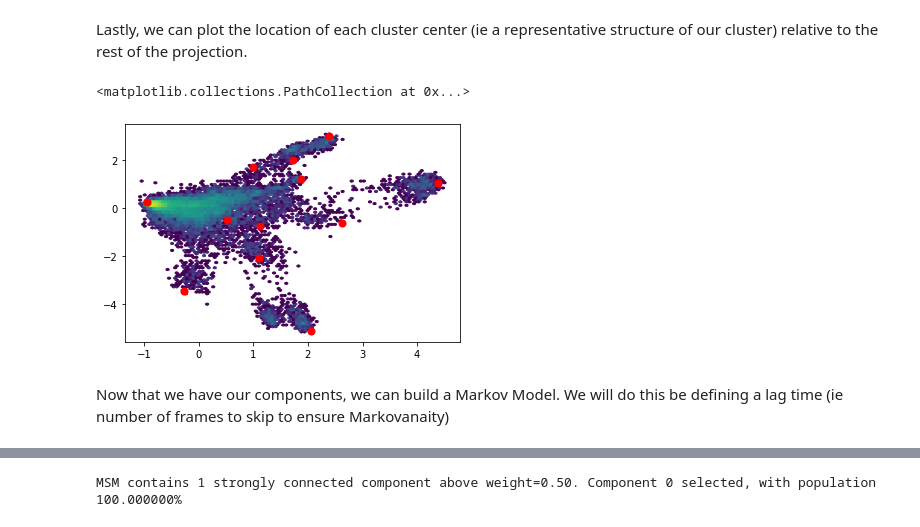
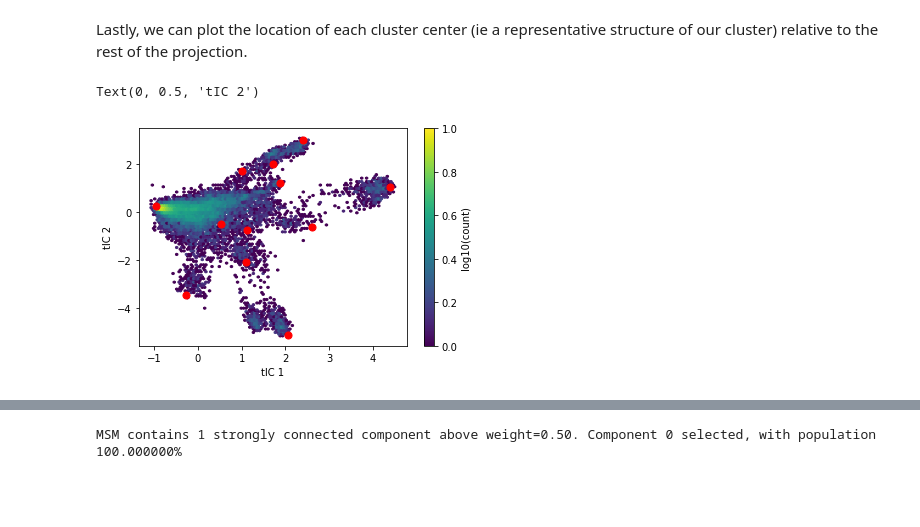
Before and after one commit to sukritsingh/compchem-class, a Jupyter notebook: markov-model.ipynb, the cells around one changed output, grey strips where cells are left out. Saved outputs shown, nothing was run; the diff lists cells and outputs as text; code cells hidden in the pictures; blank space fills up the shorter version.

Commit message:
Edits to markov-model notebook

```diff
--- a/markov-model.ipynb
+++ b/markov-model.ipynb
@@ -126,13 +167,14 @@ Lastly, we can plot the location of each cluster center (ie a representative str
 # %%
 txx = np.concatenate(tica_trajs)
 plt.hexbin(txx[:,0], txx[:,1], bins='log', mincnt=1, cmap='viridis')
 # sns.displot(x=txx[:,0], y=txx[:,1], log_scale=True)
 plt.scatter(clusterer.cluster_centers_[:,0],
             clusterer.cluster_centers_[:,1],
             s=50, c='r')
+# include a colorbar based on the hexbin plot
+plt.colorbar(label='log10(count)')
+plt.xlabel('tIC 1')
+plt.ylabel('tIC 2')
 # %% [output]
-<matplotlib.collections.PathCollection at 0x...>
+Text(0, 0.5, 'tIC 2')
-[figure, old version]
+[figure, new version]
-# %% [markdown]
-Now that we have our components, we can build a Markov Model.
-We will do this be defining a lag time (ie number of frames to skip to ensure Markovanaity)
```
Also changed, not shown: parts of 15 cells of this notebook.
